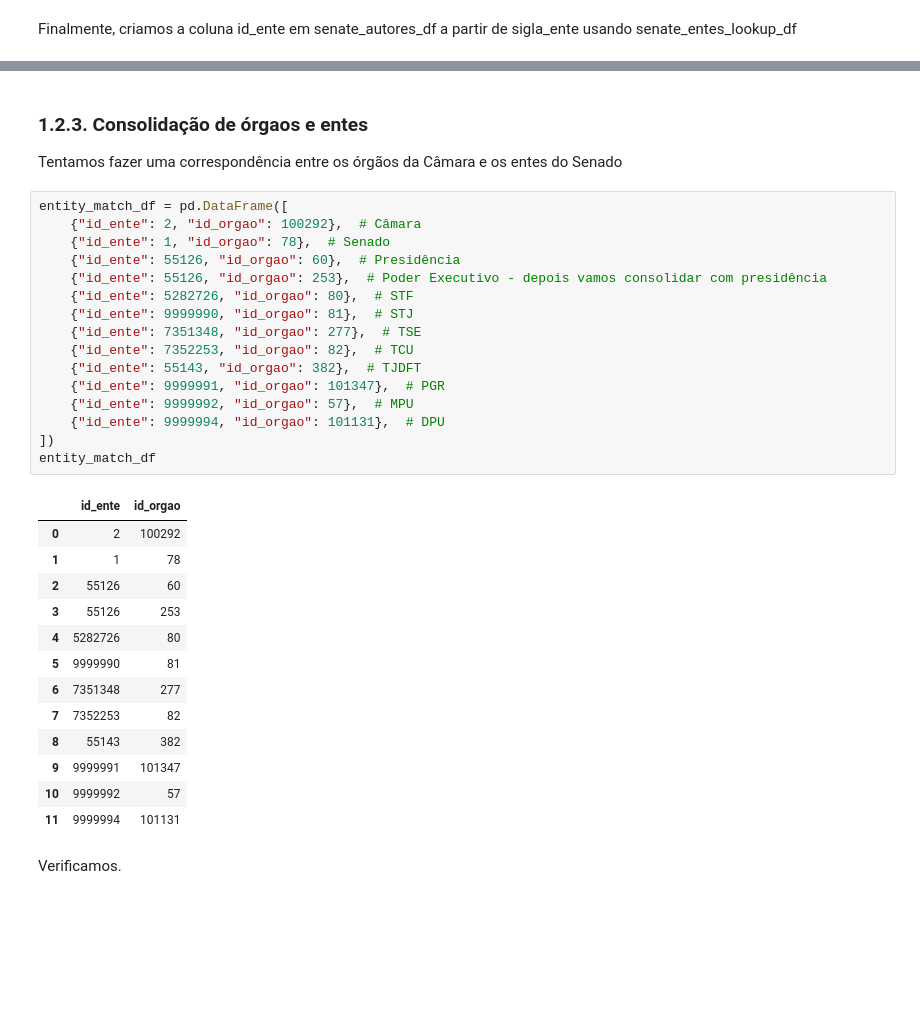
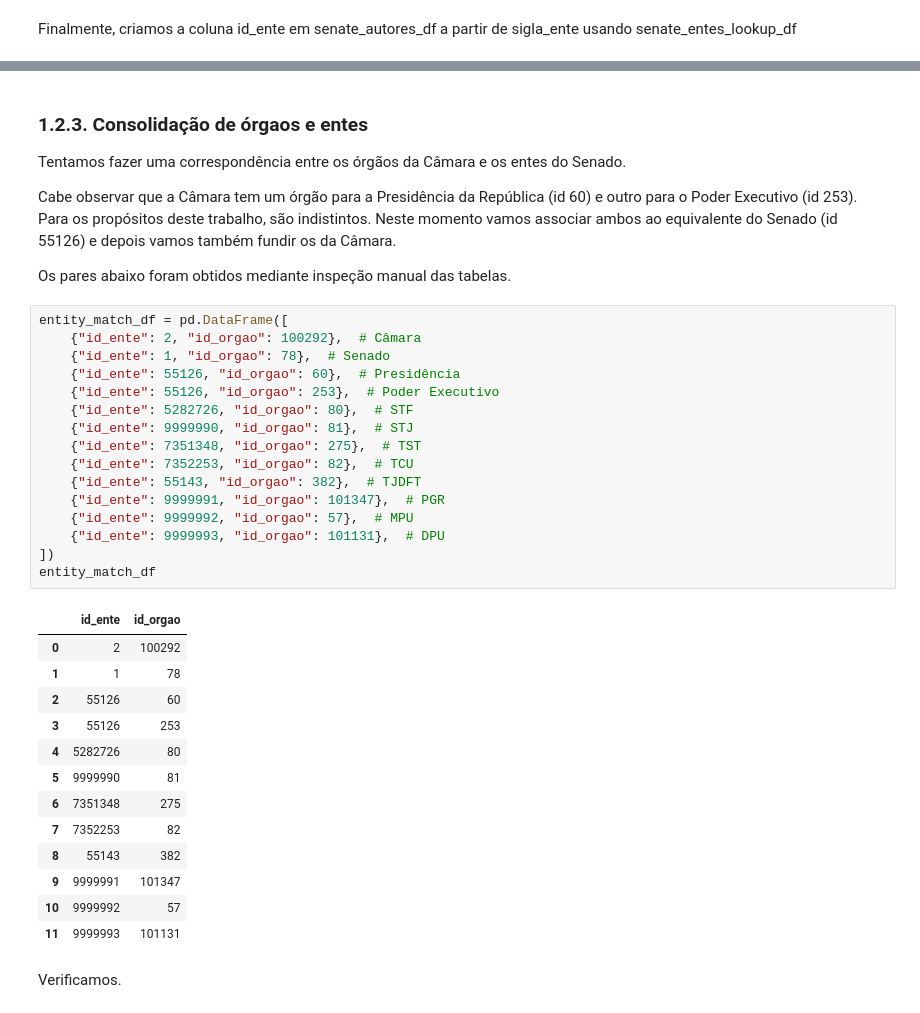
Before and after one commit to busdriverbuddha/tramita, a Jupyter notebook: gold/01_reconstrucao_grafo.ipynb, the cells around one changed output, grey strips where cells are left out. Cells and saved outputs as stored; diff of their text form; blank space fills up the shorter version.

```diff
--- a/gold/01_reconstrucao_grafo.ipynb
+++ b/gold/01_reconstrucao_grafo.ipynb
@@ -237,36 +431,40 @@ senate_autores_df['id_ente'] = senate_autores_df['sigla_ente'].map(senate_entes_
 # %% [markdown]
 ### 1.2.3. Consolidação de órgaos e entes
 
-Tentamos fazer uma correspondência entre os órgãos da Câmara e os entes do Senado
+Tentamos fazer uma correspondência entre os órgãos da Câmara e os entes do Senado.
+
+Cabe observar que a Câmara tem um órgão para a Presidência da República (id 60) e outro para o Poder Executivo (id 253). Para os propósitos deste trabalho, são indistintos. Neste momento vamos associar ambos ao equivalente do Senado (id 55126) e depois vamos também fundir os da Câmara.
+
+Os pares abaixo foram obtidos mediante inspeção manual das tabelas.
 # %%
 entity_match_df = pd.DataFrame([
     {"id_ente": 2, "id_orgao": 100292},  # Câmara
     {"id_ente": 1, "id_orgao": 78},  # Senado
     {"id_ente": 55126, "id_orgao": 60},  # Presidência
-    {"id_ente": 55126, "id_orgao": 253},  # Poder Executivo - depois vamos consolidar com presidência
+    {"id_ente": 55126, "id_orgao": 253},  # Poder Executivo
     {"id_ente": 5282726, "id_orgao": 80},  # STF
     {"id_ente": 9999990, "id_orgao": 81},  # STJ
-    {"id_ente": 7351348, "id_orgao": 277},  # TSE
+    {"id_ente": 7351348, "id_orgao": 275},  # TST
     {"id_ente": 7352253, "id_orgao": 82},  # TCU
     {"id_ente": 55143, "id_orgao": 382},  # TJDFT
     {"id_ente": 9999991, "id_orgao": 101347},  # PGR
     {"id_ente": 9999992, "id_orgao": 57},  # MPU
-    {"id_ente": 9999994, "id_orgao": 101131},  # DPU
+    {"id_ente": 9999993, "id_orgao": 101131},  # DPU
 ])
 entity_match_df
 # %% [output]
 |  | id_ente | id_orgao |
 | 0 | 2 | 100292 |
 | 1 | 1 | 78 |
 | 2 | 55126 | 60 |
 | 3 | 55126 | 253 |
 | 4 | 5282726 | 80 |
 | 5 | 9999990 | 81 |
-| 6 | 7351348 | 277 |
+| 6 | 7351348 | 275 |
 | 7 | 7352253 | 82 |
 | 8 | 55143 | 382 |
 | 9 | 9999991 | 101347 |
 | 10 | 9999992 | 57 |
-| 11 | 9999994 | 101131 |
+| 11 | 9999993 | 101131 |
 # %% [markdown]
 Verificamos.
```
Also changed, not shown: parts of 83 cells of this notebook, 3 other files.
